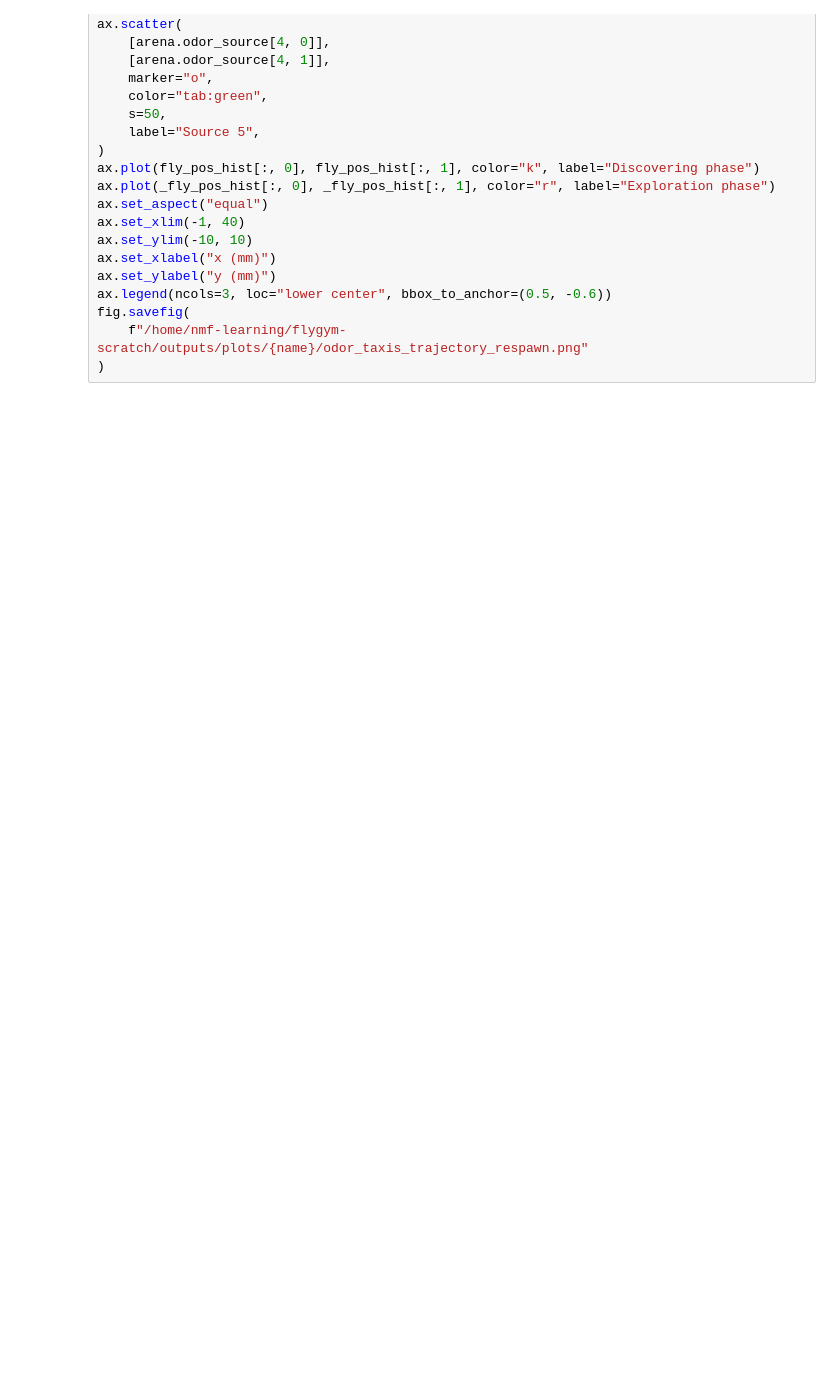
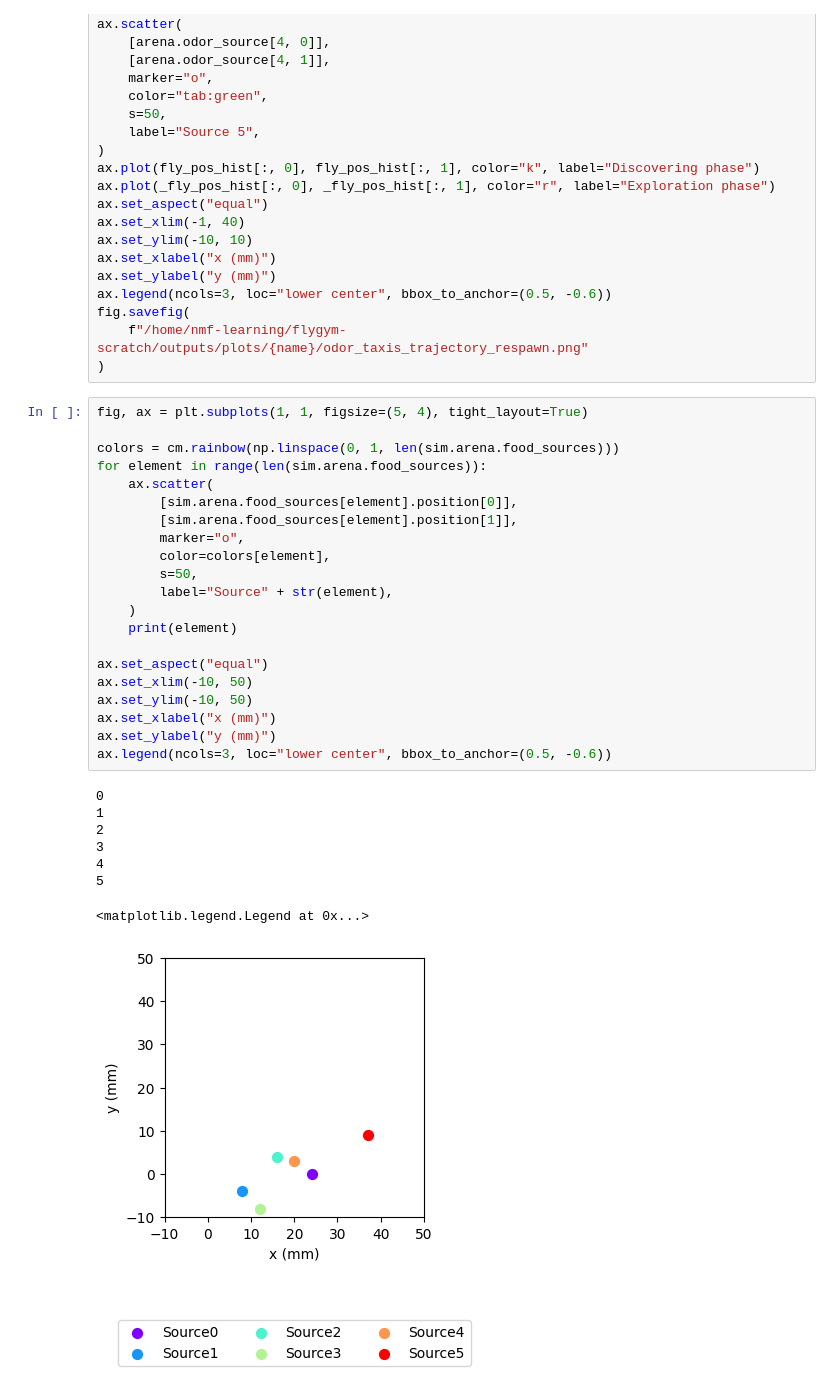
Before and after one commit to NeLy-EPFL/flygym-scratch, a Jupyter notebook: notebooks/learning_memory/food_environment_demo.ipynb, the cells around one changed output. Saved outputs shown, nothing was run; the diff lists cells and outputs as text; blank space fills up the shorter version.

Commit message:
food source demo updatess

```diff
--- a/notebooks/learning_memory/food_environment_demo.ipynb
+++ b/notebooks/learning_memory/food_environment_demo.ipynb
@@ -426,3 +481,33 @@ ax.legend(ncols=3, loc="lower center", bbox_to_anchor=(0.5, -0.6))
 fig.savefig(
     f"/home/nmf-learning/flygym-scratch/outputs/plots/{name}/odor_taxis_trajectory_respawn.png"
 )
+# %%
+fig, ax = plt.subplots(1, 1, figsize=(5, 4), tight_layout=True)
+
+colors = cm.rainbow(np.linspace(0, 1, len(sim.arena.food_sources)))
+for element in range(len(sim.arena.food_sources)):
+    ax.scatter(
+        [sim.arena.food_sources[element].position[0]],
+        [sim.arena.food_sources[element].position[1]],
+        marker="o",
+        color=colors[element],
+        s=50,
+        label="Source" + str(element),
+    )
+    print(element)
+
+ax.set_aspect("equal")
+ax.set_xlim(-10, 50)
+ax.set_ylim(-10, 50)
+ax.set_xlabel("x (mm)")
+ax.set_ylabel("y (mm)")
+ax.legend(ncols=3, loc="lower center", bbox_to_anchor=(0.5, -0.6))
+# %% [output]
+0
+1
+2
+3
+4
+5
+<matplotlib.legend.Legend at 0x...>
+[figure, added]
```
Also changed, not shown: parts of 4 cells of this notebook, 4 other files.
